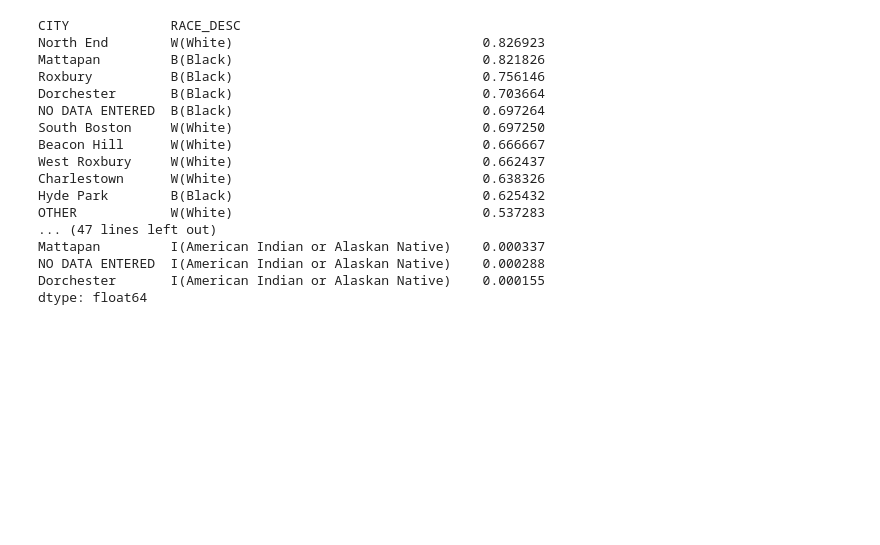
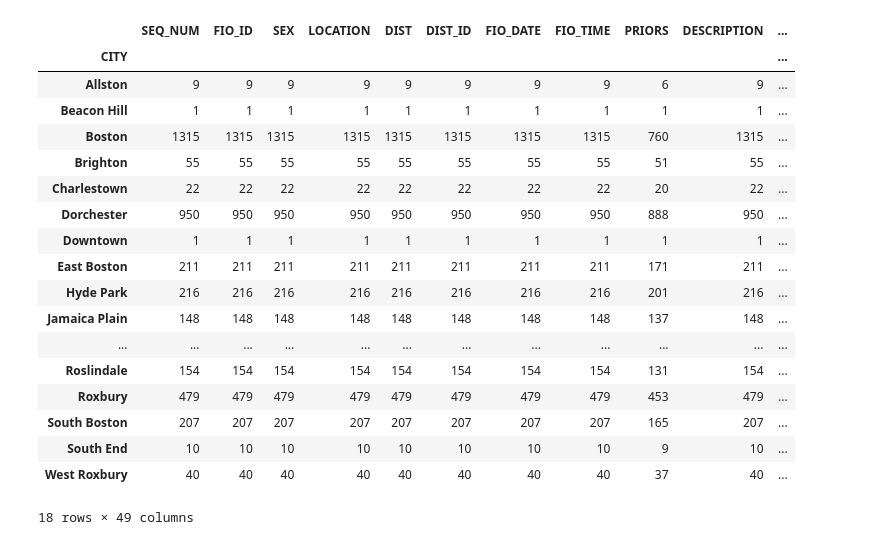
Before and after one commit to Syps/boston_data, a Jupyter notebook: boston.ipynb, the cells around one changed output. Saved outputs shown, nothing was run; the diff lists cells and outputs as text; code cells hidden in the pictures; blank space fills up the shorter version.

```diff
--- a/boston.ipynb
+++ b/boston.ipynb
@@ -161,54 +161,56 @@ fio['FRISKED'] = fio['OUTCOME'].astype(str).apply(lambda x: x.find('F') != -1)
 fio['SEIZED'] = fio['OUTCOME'].astype(str).apply(lambda x: x.find('S') != -1)
 fio['AGE_BRACKET'] = fio['AGE_AT_FIO_CORRECTED'].apply(get_age_bracket)
 fio['YEAR'] = fio['FIO_DATE'].apply(lambda x: x[6:10])
 fio['MONTH'] = fio['FIO_DATE'].apply(lambda x: x[0:2])
 fio['DAY'] = fio['FIO_DATE'].apply(lambda x: x[3:5])
 
 #total stop breakdown
-fio['CITY'].value_counts()
+fio[fio['YEAR'] == '2015'].groupby('CITY').count()
 # % black
-fio.RACE_DESC.value_counts() / len(fio.index)
+# fio.RACE_DESC.value_counts() / len(fio.index)
 
-# % black by neighborhood
-(fio.groupby(['CITY', 'RACE_DESC']).size() / fio.groupby(['CITY']).size()).sort_values(ascending=False)
+# # % black by neighborhood
+# (fio.groupby(['CITY', 'RACE_DESC']).size() / fio.groupby(['CITY']).size()).sort_values(ascending=False)
 
 # # city-wide makeup w/ no priors
 # no_priors = fio[fio['PRIORS'] == 'NO']
 # no_priors.RACE_DESC.value_counts() / len(no_priors.index)
 # # neighborhood dist with no priors
 # (no_priors.groupby(['CITY', 'RACE_DESC']).size() / no_priors.groupby(['CITY']).size())
 # # city dist w/ priors
 # has_priors = fio[fio['PRIORS'] == 'YES']
 # has_priors.RACE_DESC.value_counts() / len(has_priors.index)
 # # stop reasons
 # (fio.groupby(['RACE_DESC', 'BASIS']).size() / fio.groupby('RACE_DESC').size())
 # # terrorism
 # t = fio[fio.TERRORISM == 'YES']
 # t.groupby(['RACE_DESC', 'STOP_REASONS']).size()
 # # % w/ priors by race *** black people that were stopped more likely to have priors
 # (fio.groupby(['RACE_DESC', 'PRIORS']).size() / fio.groupby('RACE_DESC').size())
 # # age distribution - median age is 25
 # fio.AGE_AT_FIO_CORRECTED.median()
 # # median age by race - blacks have lowest median age (24) & whites have the highest (31)
 # fio[(~fio['AGE_BRACKET'].isnull()) & (fio['YEAR'] == '2015')].groupby('RACE_DESC').agg('median')['AGE_AT_FIO_CORRECTED']
 # %% [output]
+|  | SEQ_NUM | FIO_ID | SEX | LOCATION | DIST | DIST_ID | FIO_DATE | FIO_TIME | PRIORS | DESCRIPTION | ... |
+| CITY |  |  |  |  |  |  |  |  |  |  | ... |
+| Allston | 9 | 9 | 9 | 9 | 9 | 9 | 9 | 9 | 6 | 9 | ... |
+| Beacon Hill | 1 | 1 | 1 | 1 | 1 | 1 | 1 | 1 | 1 | 1 | ... |
+| Boston | 1315 | 1315 | 1315 | 1315 | 1315 | 1315 | 1315 | 1315 | 760 | 1315 | ... |
+| Brighton | 55 | 55 | 55 | 55 | 55 | 55 | 55 | 55 | 51 | 55 | ... |
+| Charlestown | 22 | 22 | 22 | 22 | 22 | 22 | 22 | 22 | 20 | 22 | ... |
+| Dorchester | 950 | 950 | 950 | 950 | 950 | 950 | 950 | 950 | 888 | 950 | ... |
+| Downtown | 1 | 1 | 1 | 1 | 1 | 1 | 1 | 1 | 1 | 1 | ... |
+| East Boston | 211 | 211 | 211 | 211 | 211 | 211 | 211 | 211 | 171 | 211 | ... |
+| Hyde Park | 216 | 216 | 216 | 216 | 216 | 216 | 216 | 216 | 201 | 216 | ... |
+| Jamaica Plain | 148 | 148 | 148 | 148 | 148 | 148 | 148 | 148 | 137 | 148 | ... |
+| ... | ... | ... | ... | ... | ... | ... | ... | ... | ... | ... | ... |
+| Roslindale | 154 | 154 | 154 | 154 | 154 | 154 | 154 | 154 | 131 | 154 | ... |
+| Roxbury | 479 | 479 | 479 | 479 | 479 | 479 | 479 | 479 | 453 | 479 | ... |
+| South Boston | 207 | 207 | 207 | 207 | 207 | 207 | 207 | 207 | 165 | 207 | ... |
+| South End | 10 | 10 | 10 | 10 | 10 | 10 | 10 | 10 | 9 | 10 | ... |
+| West Roxbury | 40 | 40 | 40 | 40 | 40 | 40 | 40 | 40 | 37 | 40 | ... |
-CITY             RACE_DESC
-North End        W(White)                                0.826923
-Mattapan         B(Black)                                0.821826
-Roxbury          B(Black)                                0.756146
-Dorchester       B(Black)                                0.703664
-NO DATA ENTERED  B(Black)                                0.697264
-South Boston     W(White)                                0.697250
-Beacon Hill      W(White)                                0.666667
-West Roxbury     W(White)                                0.662437
-Charlestown      W(White)                                0.638326
-Hyde Park        B(Black)                                0.625432
-OTHER            W(White)                                0.537283
-... (47 lines left out)
-Mattapan         I(American Indian or Alaskan Native)    0.000337
-NO DATA ENTERED  I(American Indian or Alaskan Native)    0.000288
-Dorchester       I(American Indian or Alaskan Native)    0.000155
-dtype: float64
+18 rows × 49 columns
 # %%
 crime_data = pd.read_csv('crime_july2012-august2015.csv', dtype='unicode')
 crime_data['REPTDISTRICT']
```
Also changed, not shown: parts of 3 cells of this notebook, 4 other files.
